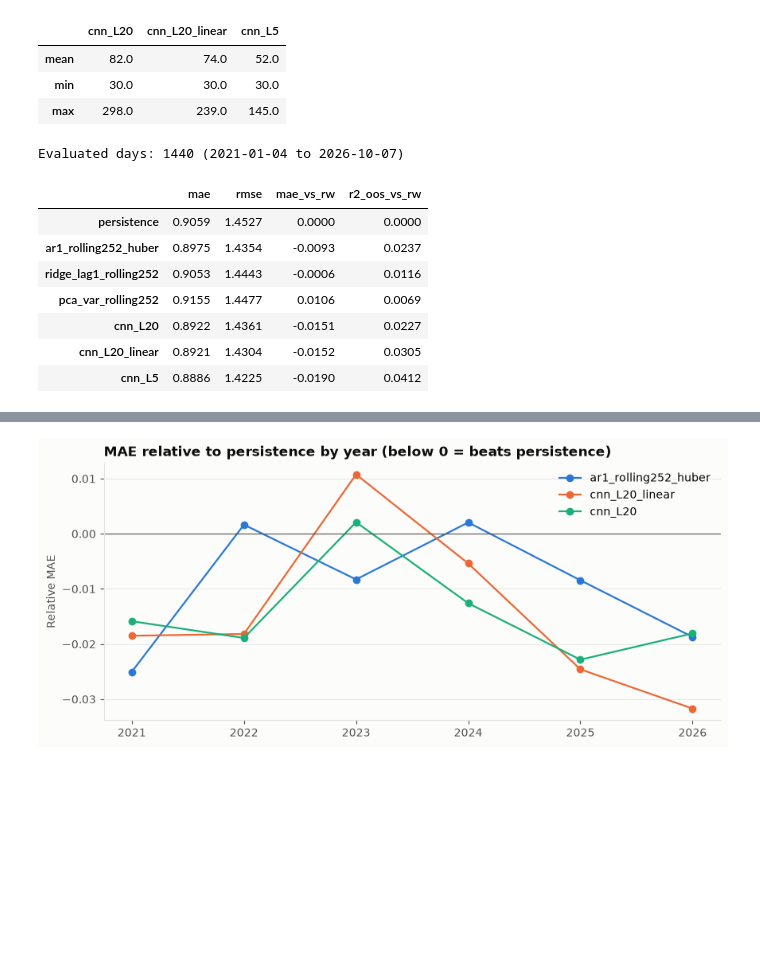
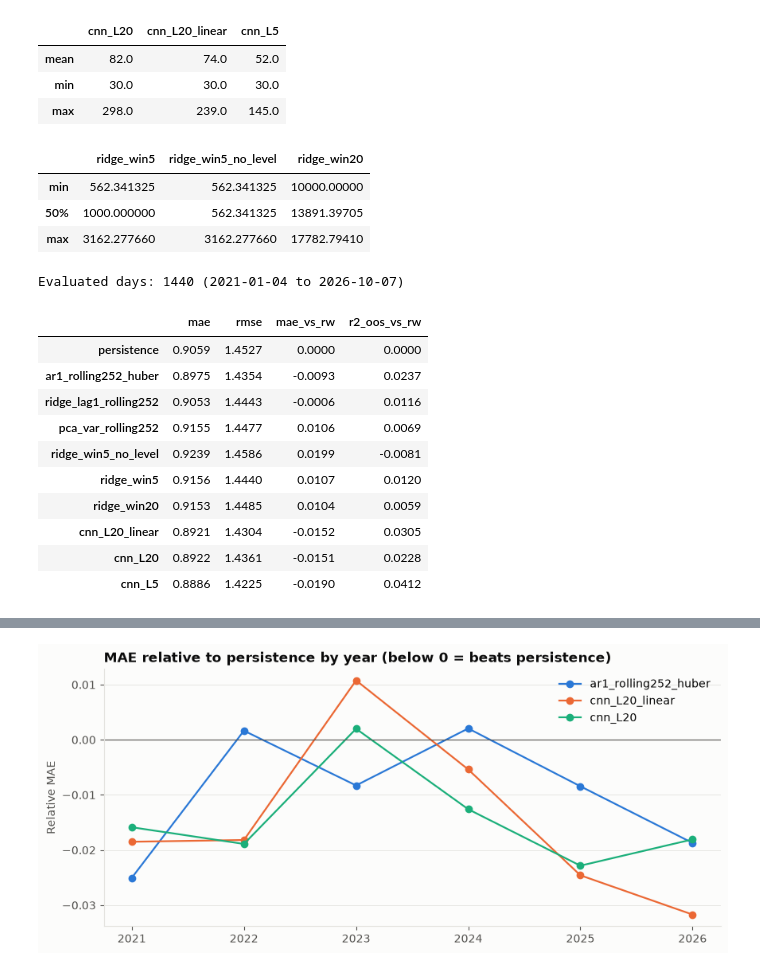
Before and after one commit to manidmt/spx-vol-surface-forecasting, a Jupyter notebook: notebooks/03_cnn.ipynb, the cells around one changed output, grey strips where cells are left out. Saved outputs shown, nothing was run; the diff lists cells and outputs as text; code cells hidden in the pictures; blank space fills up the shorter version.

```diff
--- a/notebooks/03_cnn.ipynb
+++ b/notebooks/03_cnn.ipynb
@@ -142,6 +142,45 @@ pd.DataFrame({k: pd.Series(v).describe() for k, v in cnn_epochs.items()}).loc[["
 | mean | 82.0 | 74.0 | 52.0 |
 | min | 30.0 | 30.0 | 30.0 |
 | max | 298.0 | 239.0 | 145.0 |
+# %%
+from sklearn.linear_model import RidgeCV
+from sklearn.pipeline import make_pipeline
+from sklearn.preprocessing import StandardScaler
+
+
+def predict_ridge_window(L=5, level=True):
+    """Ridge on the flattened CNN input window: same samples, refit dates and expanding window as the CNN."""
+    X, Y = make_windows(L), target.to_numpy()
+    if not level:
+        X = X[:, :1]
+    X = X.reshape(len(X), -1)
+    ok = np.isfinite(X).all(axis=1) & np.isfinite(Y).all(axis=1)
+    pred = pd.DataFrame(index=test, columns=iv.columns, dtype=float)
+    alphas = {}
+    for month, days in pd.Series(test, index=test).groupby(test.to_period("M")):
+        start = days.index[0]
+        train = ok & (iv.index < start)
+        train[:-1] &= iv.index[1:] < start
+        model = make_pipeline(StandardScaler(), RidgeCV(alphas=np.logspace(-1, 6, 29))).fit(X[train], Y[train])
+        pred.loc[days.index] = pred_rw.loc[days.index].to_numpy() + model.predict(X[iv.index.get_indexer(days.index) - 1])
+        alphas[month] = model[-1].alpha_
+    return pred, pd.Series(alphas)
+
+
+ridge_alphas = {}
+for name, kw in {
+    "ridge_win5": {"L": 5},
+    "ridge_win5_no_level": {"L": 5, "level": False},
+    "ridge_win20": {"L": 20},
+}.items():
+    preds[name], ridge_alphas[name] = predict_ridge_window(**kw)
+
+pd.DataFrame(ridge_alphas).describe().loc[["min", "50%", "max"]]
+# %% [output]
+|  | ridge_win5 | ridge_win5_no_level | ridge_win20 |
+| min | 562.341325 | 562.341325 | 10000.00000 |
+| 50% | 1000.000000 | 562.341325 | 13891.39705 |
+| max | 3162.277660 | 3162.277660 | 17782.79410 |
 # %%
 valid = y.notna().all(axis=1)
 for p in preds.values():
@@ -156,7 +195,7 @@ def r2_oos(e, e_ref):
     return 1 - (e**2).to_numpy().sum() / (e_ref**2).to_numpy().sum()
 
 shown = ["persistence", "ar1_rolling252_huber", "ridge_lag1_rolling252", "pca_var_rolling252",
-         "cnn_L20", "cnn_L20_linear", "cnn_L5"]
+         "ridge_win5_no_level", "ridge_win5", "ridge_win20", "cnn_L20_linear", "cnn_L20", "cnn_L5"]
 summary = pd.DataFrame({
     name: {
         "mae": errors[name].abs().to_numpy().mean(),
@@ -173,8 +212,11 @@ summary.round(4)
 | ar1_rolling252_huber | 0.8975 | 1.4354 | -0.0093 | 0.0237 |
 | ridge_lag1_rolling252 | 0.9053 | 1.4443 | -0.0006 | 0.0116 |
 | pca_var_rolling252 | 0.9155 | 1.4477 | 0.0106 | 0.0069 |
-| cnn_L20 | 0.8922 | 1.4361 | -0.0151 | 0.0227 |
+| ridge_win5_no_level | 0.9239 | 1.4586 | 0.0199 | -0.0081 |
+| ridge_win5 | 0.9156 | 1.4440 | 0.0107 | 0.0120 |
+| ridge_win20 | 0.9153 | 1.4485 | 0.0104 | 0.0059 |
 | cnn_L20_linear | 0.8921 | 1.4304 | -0.0152 | 0.0305 |
+| cnn_L20 | 0.8922 | 1.4361 | -0.0151 | 0.0228 |
 | cnn_L5 | 0.8886 | 1.4225 | -0.0190 | 0.0412 |
 # %%
 mae_by_moneyness = pd.DataFrame({name: errors[name].abs().mean(axis=0) for name in shown}).T
```
Also changed, not shown: parts of 3 cells of this notebook.
